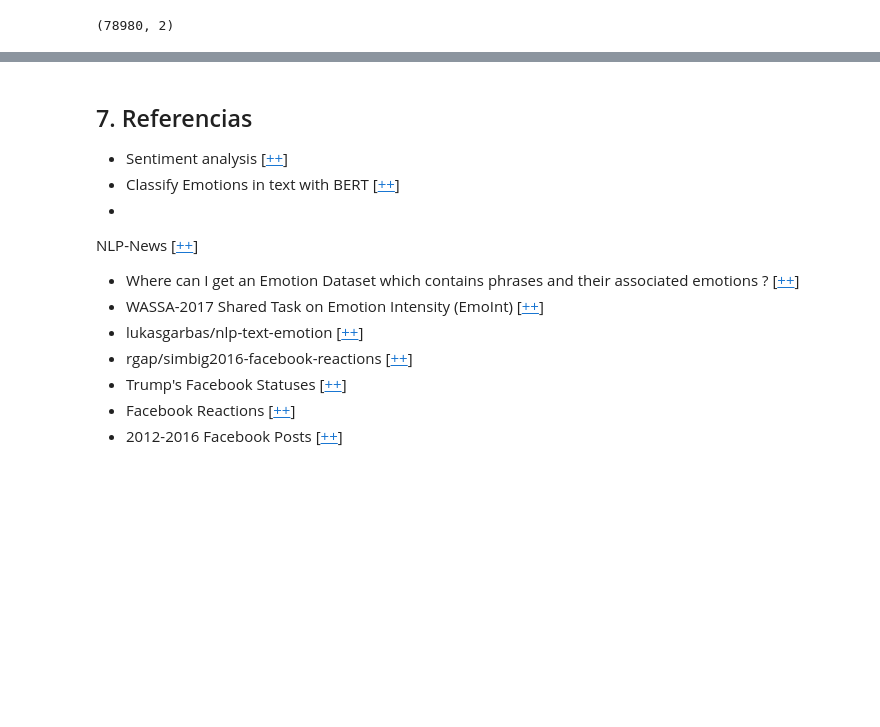
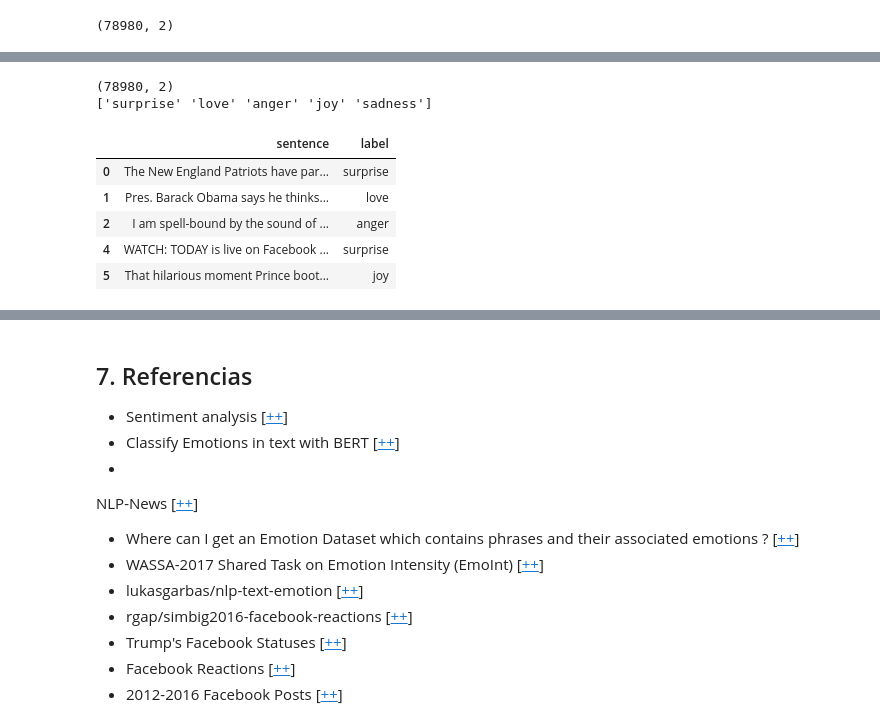
Before and after one commit to Jamf05/20201-ai2-class-project, a Jupyter notebook: download-data.ipynb, the cells around one changed output, grey strips where cells are left out. Drawn from its saved outputs; the diff is of its cells as text; code cells hidden in the pictures; blank space fills up the shorter version.

```diff
--- a/download-data.ipynb
+++ b/download-data.ipynb
@@ -1518,0 +1422,14 @@ data_total.to_json('data processed/data_78980.json')
+# %%
+data_78980 = pd.read_json('data processed/data_78980.json')
+print(data_78980.shape)
+print(data_78980.label.unique())
+data_78980.head()
+# %% [output]
+(78980, 2)
+['surprise' 'love' 'anger' 'joy' 'sadness']
+|  | sentence | label |
+| 0 | The New England Patriots have par... | surprise |
+| 1 | Pres. Barack Obama says he thinks... | love |
+| 2 | I am spell-bound by the sound of ... | anger |
+| 4 | WATCH: TODAY is live on Facebook ... | surprise |
+| 5 | That hilarious moment Prince boot... | joy |
```
Also changed, not shown: parts of 33 cells of this notebook, 3 other files.
